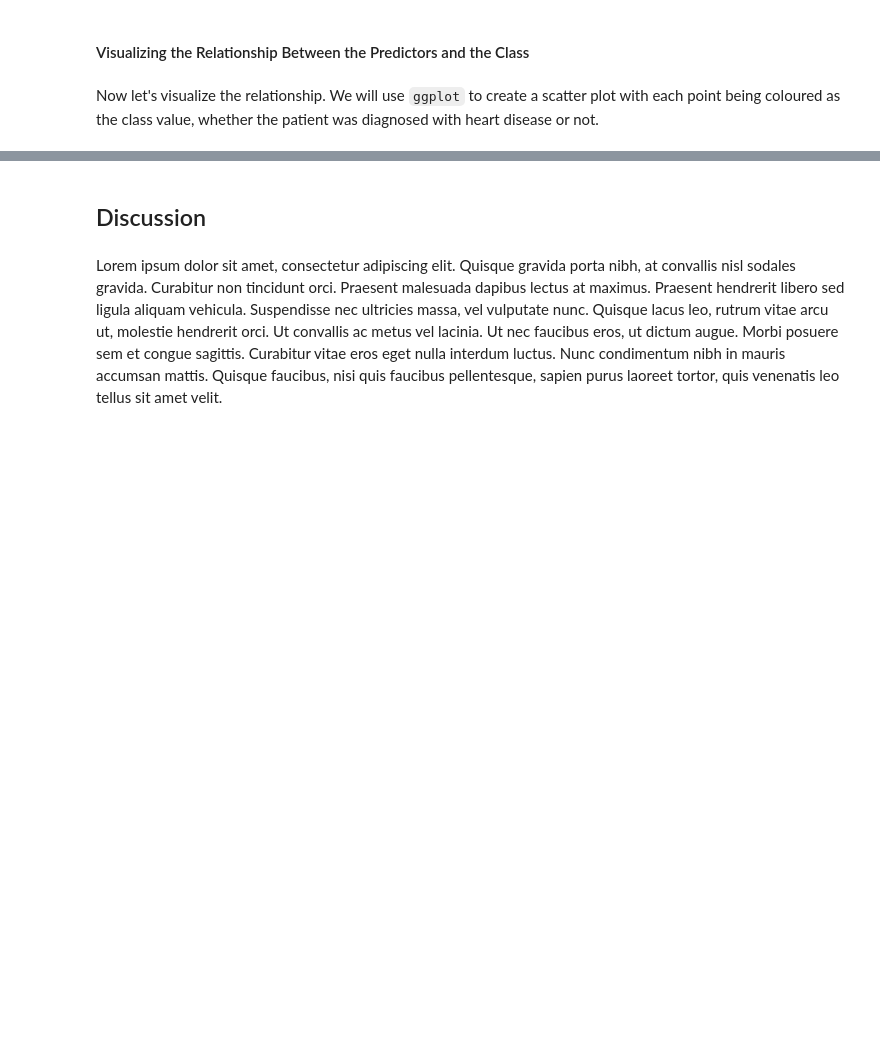
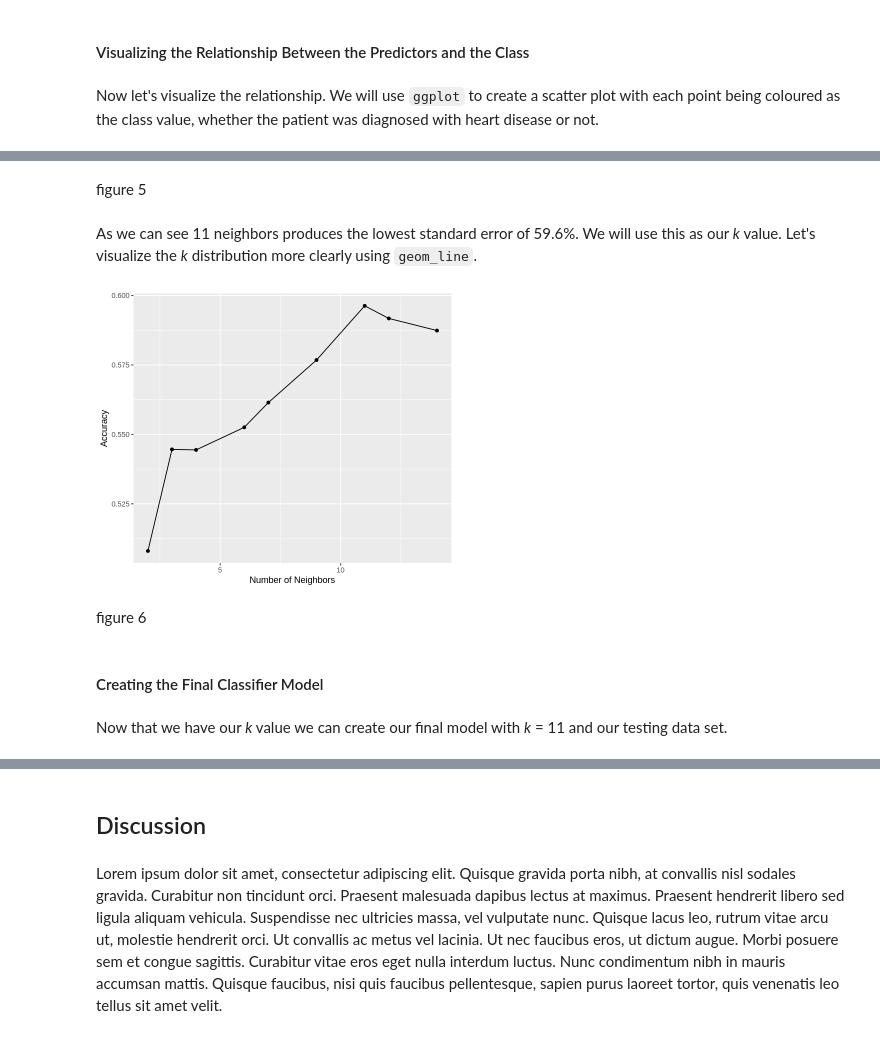
Before and after one commit to MarkSkrypnyk/group_project_report, a Jupyter notebook: group_project_report.ipynb, the cells around one changed output, grey strips where cells are left out. Saved outputs shown, nothing was run; the diff lists cells and outputs as text; code cells hidden in the pictures; blank space fills up the shorter version.

```diff
--- a/group_project_report.ipynb
+++ b/group_project_report.ipynb
@@ -109,0 +156,22 @@ trestbps_vs_chol
+# %% [markdown]
+figure 5
+# %% [markdown]
+As we can see 11 neighbors produces the lowest standard error of 59.6%. We will use this as our *k* value. Let's visualize the *k* distribution more clearly using `geom_line`.
+# %%
+options(repr.plot.height = 5, repr.plot.width = 6)
+
+cross_val_plot <- workflow |>
+    ggplot(aes(x=neighbors, y=mean)) +
+    geom_point() +
+    geom_line() +
+    labs(x="Number of Neighbors", y="Accuracy")
+
+cross_val_plot
+# %% [output]
+[figure, added]
+# %% [markdown]
+figure 6
+# %% [markdown]
+#### Creating the Final Classifier Model
+# %% [markdown]
+Now that we have our *k* value we can create our final model with *k* = 11 and our testing data set.
```
Also changed, not shown: parts of 17 cells of this notebook.
